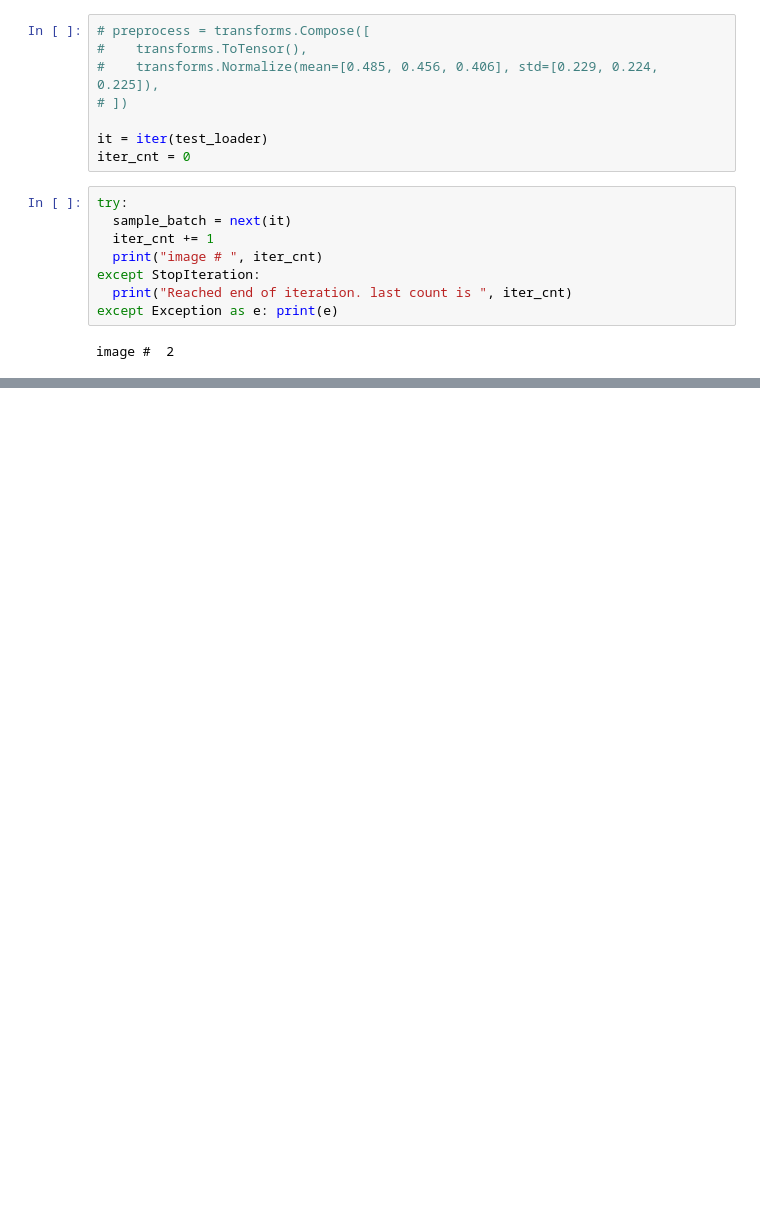
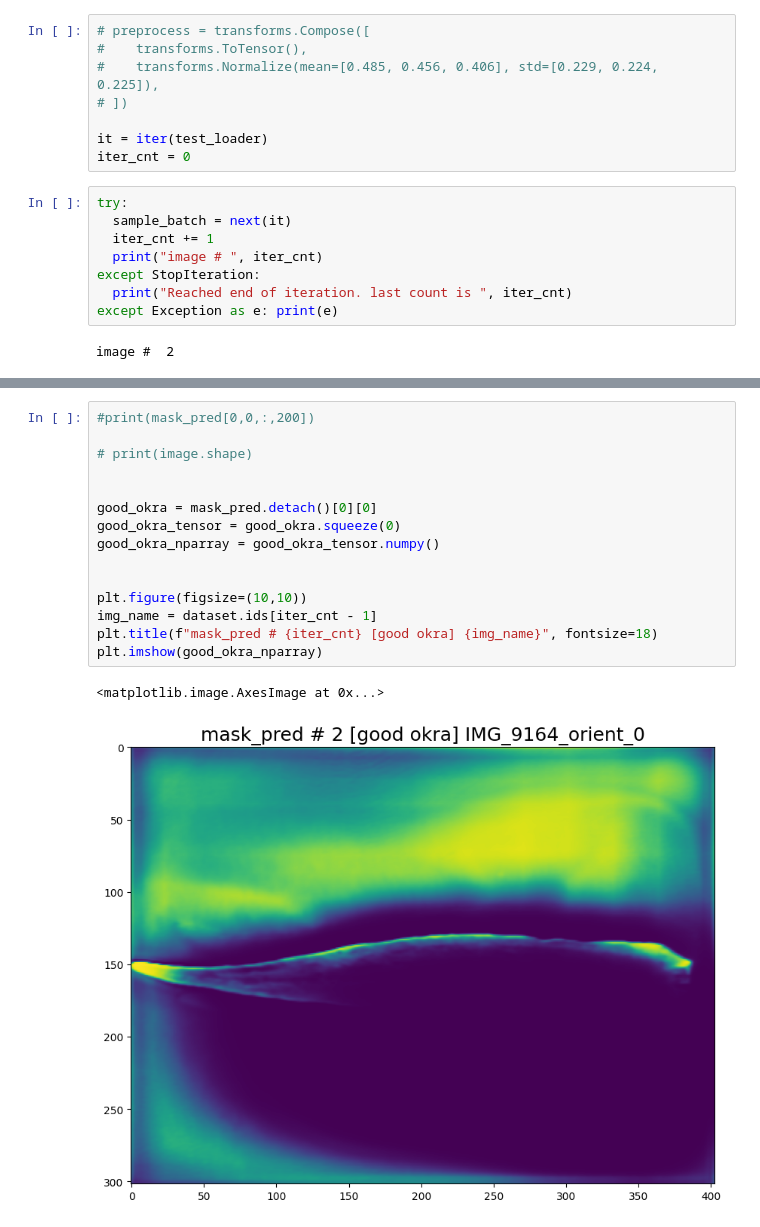
Before and after one commit to pranavdur/OkraInsight, a Jupyter notebook: ExploreOkraSegnetModel.ipynb, the cells around one changed output, grey strips where cells are left out. Saved outputs shown, nothing was run; the diff lists cells and outputs as text; blank space fills up the shorter version.

```diff
--- a/ExploreOkraSegnetModel.ipynb
+++ b/ExploreOkraSegnetModel.ipynb
@@ -181,0 +223,18 @@ true_masks.shape =  <class 'torch.Tensor'> torch.bool torch.Size([1, 302, 403])
+# %%
+#print(mask_pred[0,0,:,200])
+
+# print(image.shape)
+
+
+good_okra = mask_pred.detach()[0][0]
+good_okra_tensor = good_okra.squeeze(0)
+good_okra_nparray = good_okra_tensor.numpy()
+
+
+plt.figure(figsize=(10,10))
+img_name = dataset.ids[iter_cnt - 1]
+plt.title(f"mask_pred # {iter_cnt} [good okra] {img_name}", fontsize=18)
+plt.imshow(good_okra_nparray)
+# %% [output]
+<matplotlib.image.AxesImage at 0x...>
+[figure, added]
```
Also changed, not shown: parts of 19 cells of this notebook, 4 other files.
